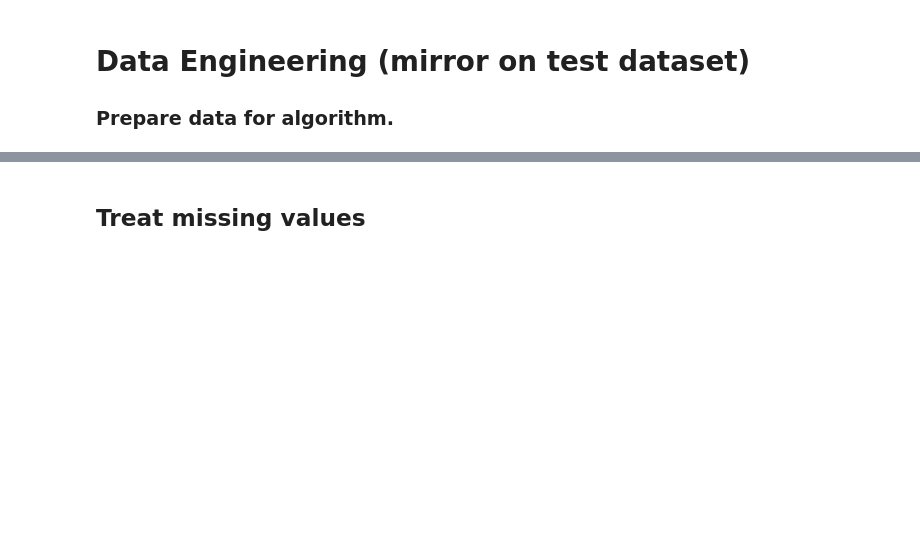
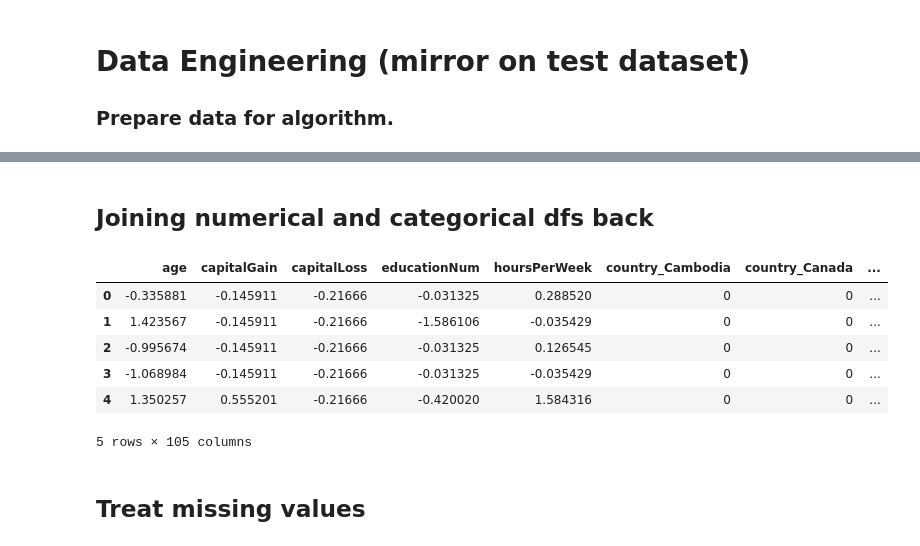
Before and after one commit to BrunoScaglione/kaggle-adult-competition, a Jupyter notebook: adultKnn.ipynb, the cells around one changed output, grey strips where cells are left out. Saved outputs shown, nothing was run; the diff lists cells and outputs as text; code cells hidden in the pictures; blank space fills up the shorter version.

```diff
--- a/adultKnn.ipynb
+++ b/adultKnn.ipynb
@@ -519,0 +575,3 @@ sns.heatmap(fullPivot3, ax=ax)
+# %%
+adultTrainNum = (adultTrainNum-adultTrainNum.mean())/adultTrainNum.std()
+adultTrainNum.head()
@@ -520,10 +587,11 @@ sns.heatmap(fullPivot3, ax=ax)
 # %%
-# Simple one-hot encoding
-# Target-encoding (this will be chosen one for now)
-cat_features = ["education", "maritalStatus", "occupation", "relationship", "race", "sex", "country"]
-encoder = TargetEncoder()
-adultTrain[cat_features] = encoder.fit_transform(adultTrain[cat_features], adultTrain["target"])
+# Target-encoding
+# encoder = TargetEncoder()
+# encoder.fit_transform(adultTrainCat, adultTrain["target"])
+# Simple one-hot encoding (this will be chosen one for now)
+adultTrainCat = pd.get_dummies(adultTrainCat)
 le = preprocessing.LabelEncoder()
 le.fit(adultTrain["target"])
-adultTrain["target"] = le.transform(adultTrain["target"])
+adultTrainCat["target"] = le.transform(adultTrain["target"]) # added target column to adultTrainCat
+adultTrainCat.head()
 # %% [output]
@@ -531,3 +605,16 @@ NameError: name 'TargetEncoder' is not defined
+# %% [markdown]
+## Joining numerical and categorical dfs back
+# %%
+adultTrain = pd.concat([adultTrainNum, adultTrainCat], axis=1)
+adultTrain.head()
+# %% [output]
+|  | age | capitalGain | capitalLoss | educationNum | hoursPerWeek | country_Cambodia | country_Canada | ... |
+| 0 | -0.335881 | -0.145911 | -0.21666 | -0.031325 | 0.288520 | 0 | 0 | ... |
+| 1 | 1.423567 | -0.145911 | -0.21666 | -1.586106 | -0.035429 | 0 | 0 | ... |
+| 2 | -0.995674 | -0.145911 | -0.21666 | -0.031325 | 0.126545 | 0 | 0 | ... |
+| 3 | -1.068984 | -0.145911 | -0.21666 | -0.031325 | -0.035429 | 0 | 0 | ... |
+| 4 | 1.350257 | 0.555201 | -0.21666 | -0.420020 | 1.584316 | 0 | 0 | ... |
+5 rows × 105 columns
 # %% [markdown]
 ## Treat missing values
 # %%
```
Also changed, not shown: parts of 38 cells of this notebook, 1 other file.
